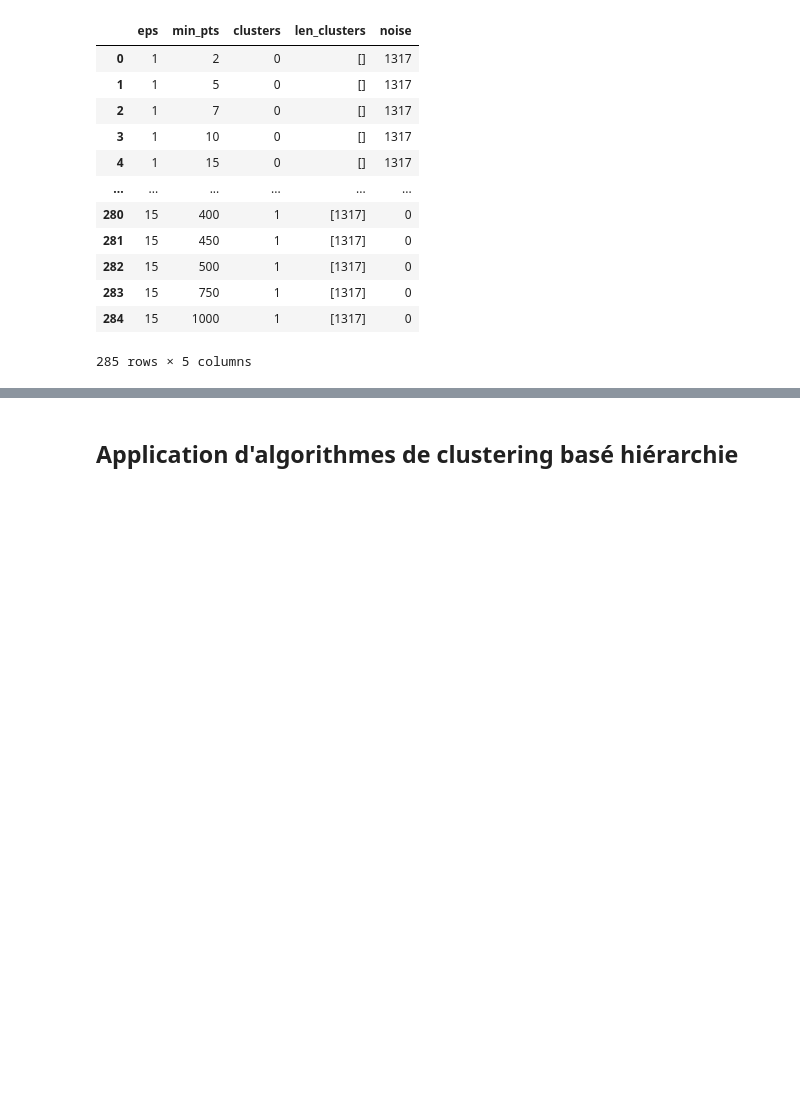
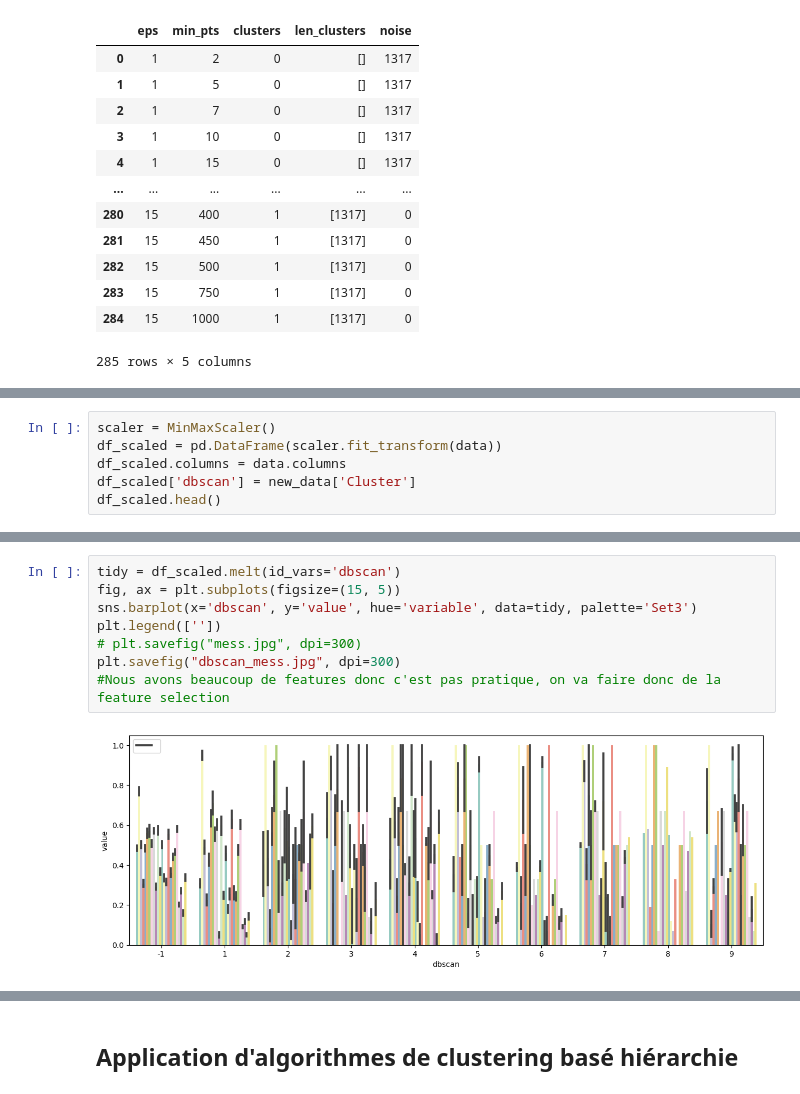
Before and after one commit to ferrorra/DataMining, a Jupyter notebook: Projet/Partie5/Clustering.ipynb, the cells around one changed output, grey strips where cells are left out. Drawn from its saved outputs; the diff is of its cells as text; blank space fills up the shorter version.

```diff
--- a/Projet/Partie5/Clustering.ipynb
+++ b/Projet/Partie5/Clustering.ipynb
@@ -144,0 +288,6 @@ results.loc[results['clusters'] == random.choice(nb_clusrers)]
+# %%
+scaler = MinMaxScaler()
+df_scaled = pd.DataFrame(scaler.fit_transform(data))
+df_scaled.columns = data.columns
+df_scaled['dbscan'] = new_data['Cluster']
+df_scaled.head()
@@ -144,0 +302,10 @@ results.loc[results['clusters'] == random.choice(nb_clusrers)]
+# %%
+tidy = df_scaled.melt(id_vars='dbscan')
+fig, ax = plt.subplots(figsize=(15, 5))
+sns.barplot(x='dbscan', y='value', hue='variable', data=tidy, palette='Set3')
+plt.legend([''])
+# plt.savefig("mess.jpg", dpi=300)
+plt.savefig("dbscan_mess.jpg", dpi=300)
+#Nous avons beaucoup de features donc c'est pas pratique, on va faire donc de la feature selection
+# %% [output]
+[figure, added]
```
Also changed, not shown: parts of 37 cells of this notebook, 3 other files.
